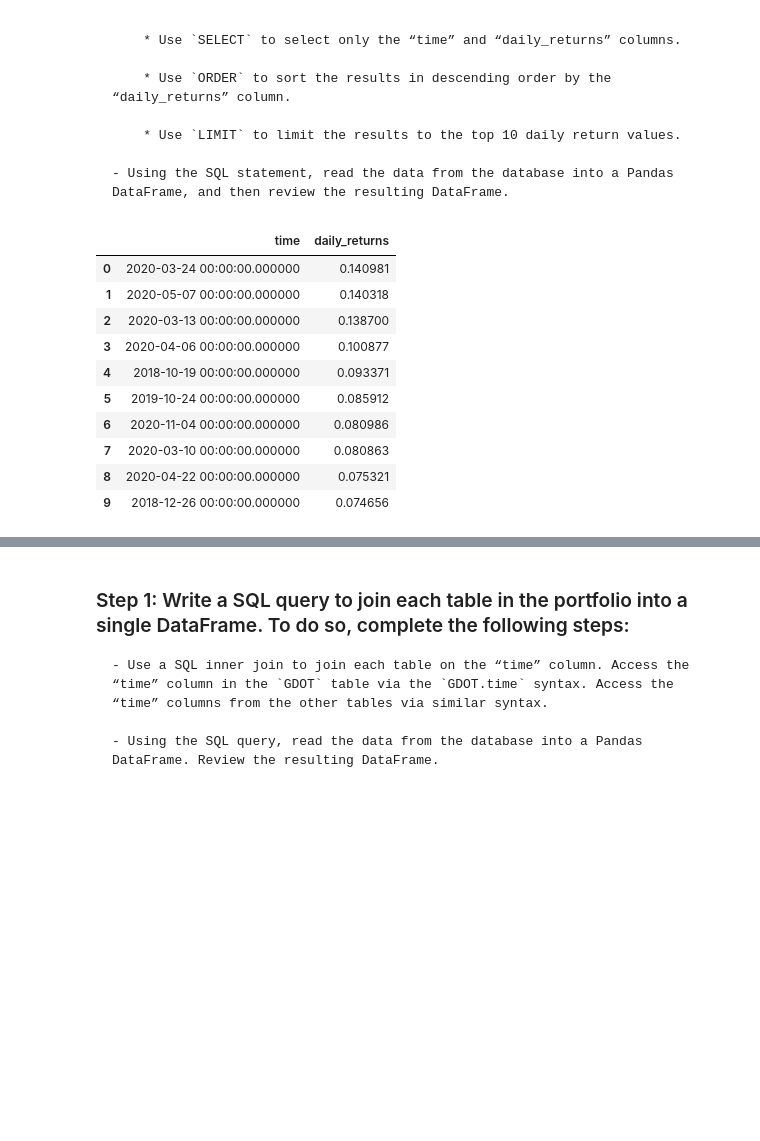
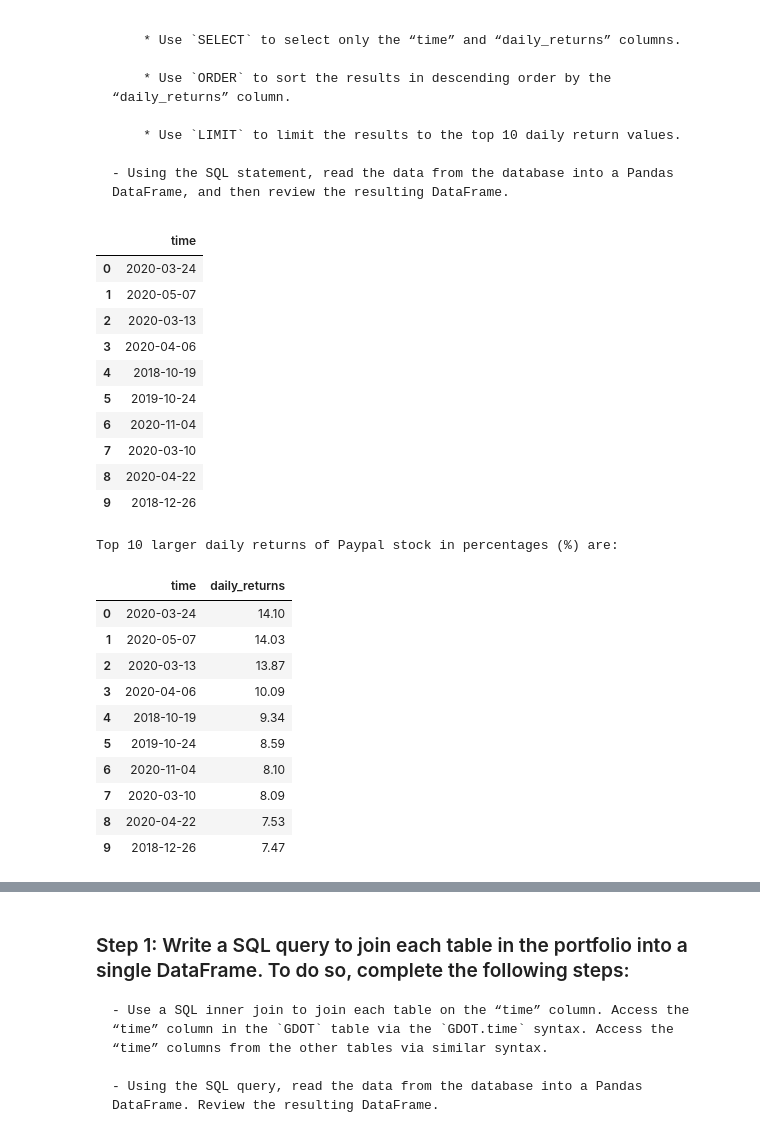
Before and after one commit to paocarvajal1912/DB_WebApp_using_SQL_Voila, a Jupyter notebook: etf_analyzer.ipynb, the cells around one changed output, grey strips where cells are left out. Cells and saved outputs as stored; diff of their text form; code cells hidden in the pictures; blank space fills up the shorter version.

```diff
--- a/etf_analyzer.ipynb
+++ b/etf_analyzer.ipynb
@@ -304,27 +201,45 @@ pypl_higher_than_200
 # %%
 # Write a SQL SELECT statement to select the time and daily_returns columns
 # Sort the results in descending order and return only the top 10 return values
 query = """
 SELECT time, daily_returns
 FROM PYPL
 ORDER by daily_returns  desc
 LIMIT 10
 """
 
 # Using the query, read the data from the database into a Pandas DataFrame
-pypl_top_10_returns = pd.read_sql(query, engine)
+# Counting is useful to visualize amount of data, so index is not change to time
+fmt= '%Y%m%d %H:%M:%S'
+pypl_top_10_returns = pd.read_sql_query(query, engine, parse_dates={'time':fmt})
+
+pypl_top_10_returns['daily_returns']=pypl_top_10_returns['daily_returns']*100
+display(pypl_top_10_returns[['time']])
 
 # Review the resulting DataFrame
-pypl_top_10_returns
+print("Top 10 larger daily returns of Paypal stock in percentages (%) are:")
+display(round(pypl_top_10_returns,2))
 # %% [output]
-|  | time | daily_returns |
-| 0 | 2020-03-24 00:00:00.000000 | 0.140981 |
-| 1 | 2020-05-07 00:00:00.000000 | 0.140318 |
-| 2 | 2020-03-13 00:00:00.000000 | 0.138700 |
-| 3 | 2020-04-06 00:00:00.000000 | 0.100877 |
-| 4 | 2018-10-19 00:00:00.000000 | 0.093371 |
-| 5 | 2019-10-24 00:00:00.000000 | 0.085912 |
-| 6 | 2020-11-04 00:00:00.000000 | 0.080986 |
-| 7 | 2020-03-10 00:00:00.000000 | 0.080863 |
-| 8 | 2020-04-22 00:00:00.000000 | 0.075321 |
-| 9 | 2018-12-26 00:00:00.000000 | 0.074656 |
+|  | time |
+| 0 | 2020-03-24 |
+| 1 | 2020-05-07 |
+| 2 | 2020-03-13 |
+| 3 | 2020-04-06 |
+| 4 | 2018-10-19 |
+| 5 | 2019-10-24 |
+| 6 | 2020-11-04 |
+| 7 | 2020-03-10 |
+| 8 | 2020-04-22 |
+| 9 | 2018-12-26 |
+Top 10 larger daily returns of Paypal stock in percentages (%) are:
+|  | time | daily_returns |
+| 0 | 2020-03-24 | 14.10 |
+| 1 | 2020-05-07 | 14.03 |
+| 2 | 2020-03-13 | 13.87 |
+| 3 | 2020-04-06 | 10.09 |
+| 4 | 2018-10-19 | 9.34 |
+| 5 | 2019-10-24 | 8.59 |
+| 6 | 2020-11-04 | 8.10 |
+| 7 | 2020-03-10 | 8.09 |
+| 8 | 2020-04-22 | 7.53 |
+| 9 | 2018-12-26 | 7.47 |
```
Also changed, not shown: parts of 38 cells of this notebook.
